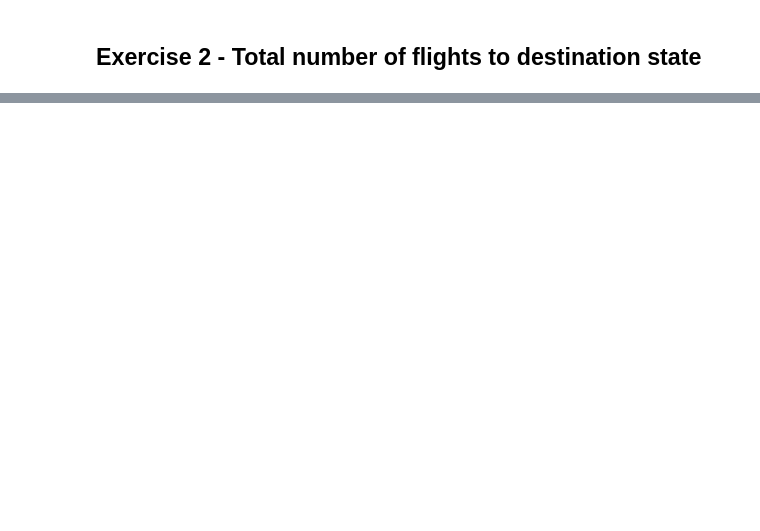
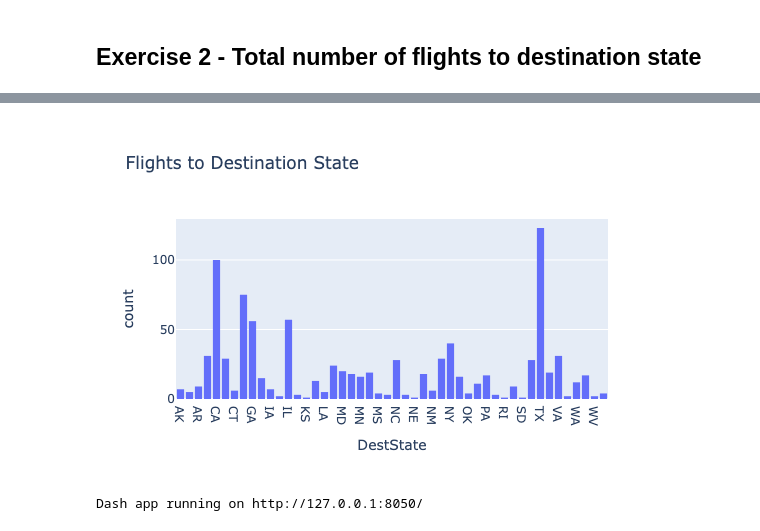
Before and after one commit to svd-jelo/IBM-Data-Science-Specialization, a Jupyter notebook: Course-8_Data-Visualization/Lab-8-4-3_Callbacks.ipynb, the cells around one changed output, grey strips where cells are left out. Saved outputs shown, nothing was run; the diff lists cells and outputs as text; code cells hidden in the pictures; blank space fills up the shorter version.

Commit message:
Completed Lab 8.4.3 - Callbacks

```diff
--- a/Course-8_Data-Visualization/Lab-8-4-3_Callbacks.ipynb
+++ b/Course-8_Data-Visualization/Lab-8-4-3_Callbacks.ipynb
@@ -109,0 +162,36 @@ Dash app running on http://127.0.0.1:8050/
+# %%
+# Test Graph
+px.histogram(airline_data.loc[2010,:].sort_values(by='DestState'),
+             x='DestState', y='Flights', histfunc='count',
+             title='Flights to Destination State')
+# %% [output]
+[figure, added]
+# %%
+app = Dash() # Initialize App
+
+# App Layout
+app.layout = [html.H1('Total number of flights to the destination state split by reporting airline',
+                     style={'color': '#503D36',
+                             'font-size': 30,
+                             'textAlign': 'center'}),
+             html.Div(children=['Input Year: ',
+                                dcc.Input(type='number', value=2010, min=2010, max=2020,
+                                          id='input-box-id')]),
+             dcc.Graph(figure={}, id='graph-id')]
+
+# Callback
+@callback(
+    Output(component_id='graph-id', component_property='figure'),
+    Input(component_id='input-box-id', component_property='value')
+)
+def update_graph(chosen_year):
+    fig = px.histogram(airline_data.loc[chosen_year,:].sort_values(by='DestState'),
+                       x='DestState', y='Flights', histfunc='count',
+                       title='Flights to Destination State')
+    return fig
+
+# Run the app
+if __name__ == '__main__':
+    app.run(jupyter_mode='external')
+# %% [output]
+Dash app running on http://127.0.0.1:8050/
```
Also changed, not shown: parts of 14 cells of this notebook, 2 other files.
